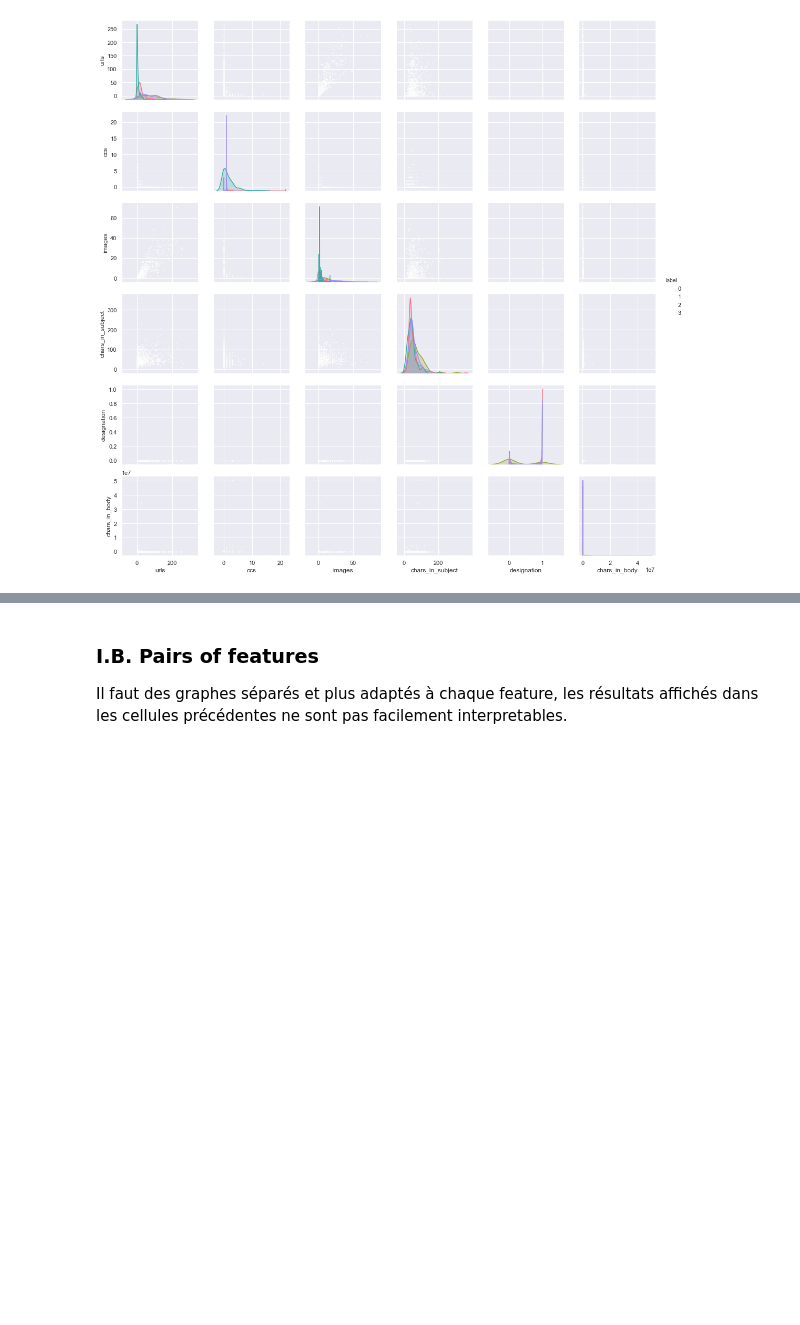
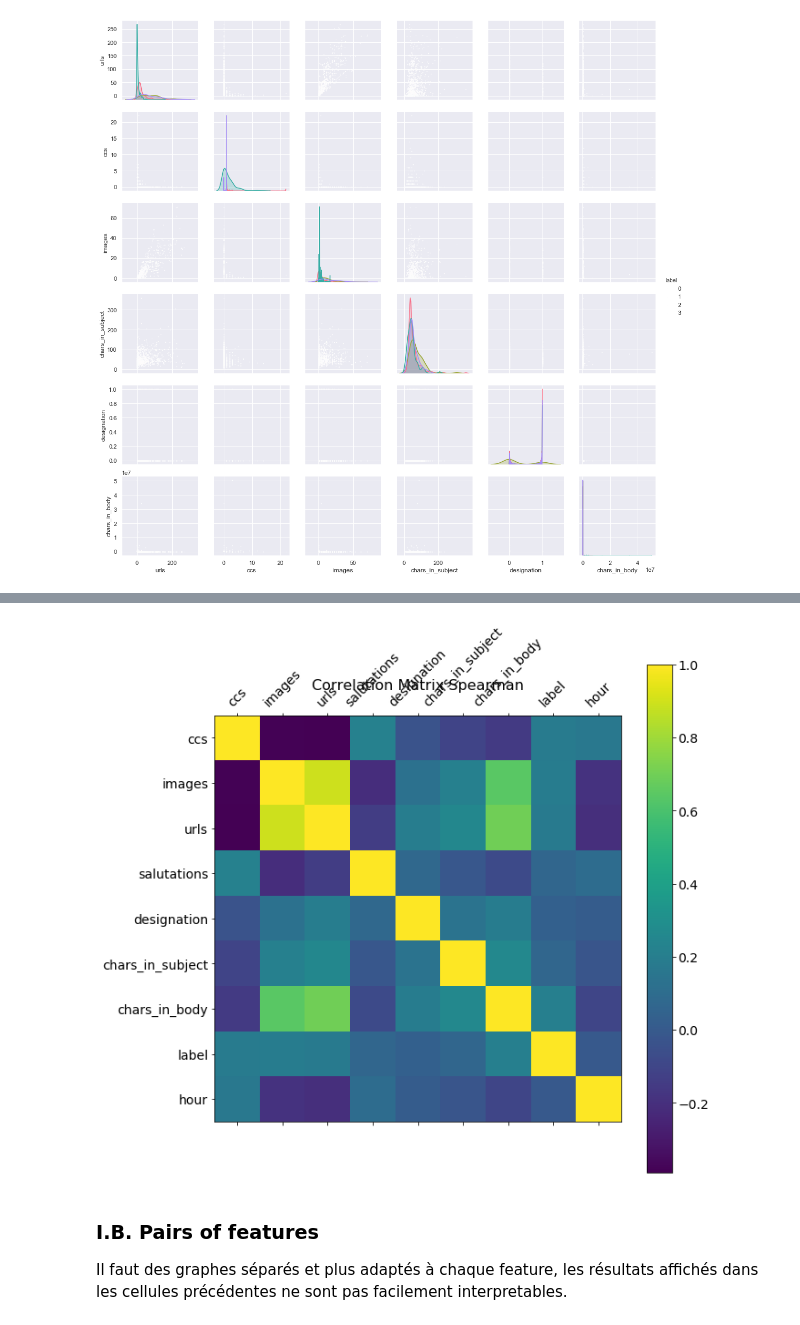
Before and after one commit to MerlinEgalite/mail-classification, a Jupyter notebook: Visualisation/Data Visualization.ipynb, the cells around one changed output, grey strips where cells are left out. Saved outputs shown, nothing was run; the diff lists cells and outputs as text; code cells hidden in the pictures; blank space fills up the shorter version.

```diff
--- a/Visualisation/Data Visualization.ipynb
+++ b/Visualisation/Data Visualization.ipynb
@@ -63,3 +93,16 @@ g = sns.pairplot(train_df, vars=['urls','ccs','images','chars_in_subject','desig
+# %%
+f = plt.figure(figsize=(10, 10))
+correlation_spearman=train.corr(method='spearman')
+
+#affichage des matrices
+plt.matshow(correlation_spearman, fignum=f.number)
+plt.xticks(range(correlation_spearman.shape[1]), correlation_spearman.columns, fontsize=14, rotation=45)
+plt.yticks(range(correlation_spearman.shape[1]), correlation_spearman.columns, fontsize=14)
+cb = plt.colorbar()
+cb.ax.tick_params(labelsize=14)
+plt.title('Correlation Matrix Spearman', fontsize=16);
+# %% [output]
+[figure, added]
 # %% [markdown]
 ### I.B. Pairs of features
 
```
Also changed, not shown: parts of 6 cells of this notebook, 11 other files.
